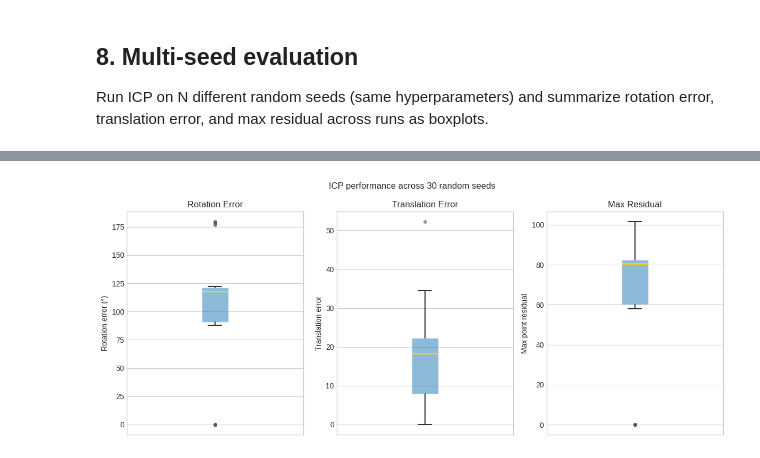
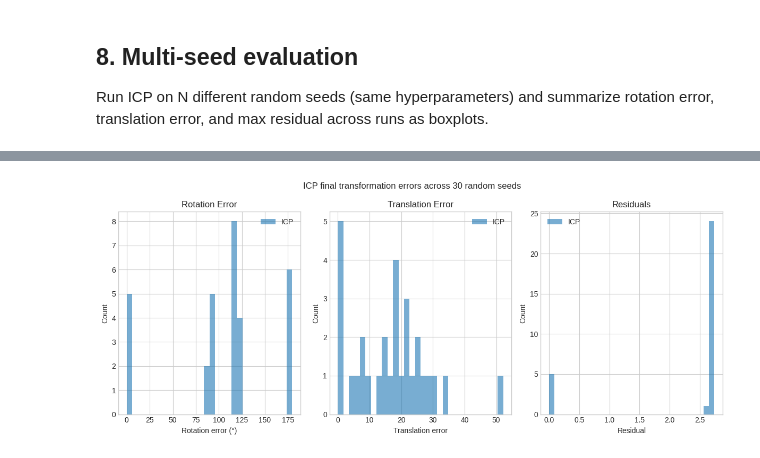
Before and after one commit to AdrianDegenkolb/TransformationRecovery, a Jupyter notebook: notebooks/2_icp.ipynb, the cells around one changed output, grey strips where cells are left out. Drawn from its saved outputs; the diff is of its cells as text; code cells hidden in the pictures.

```diff
--- a/notebooks/2_icp.ipynb
+++ b/notebooks/2_icp.ipynb
@@ -29,7 +30,7 @@ Same setup as Experiment 1:
 
 The ground-truth $T_{\mathrm{gt}} = T_2 \circ T_1^{-1}$ exists mathematically but is **not used during fitting** — ICP only sees $P$ and $Q$. We compute it here solely to evaluate the recovered result.
 # %%
-exp = SyntheticExperiment.generate(n=2000, noise_std=0, t_scale=8.0, seed=42)
+exp = SyntheticExperiment.generate(n=2000, noise_std=0, t_scale=10.0, seed=42)
 print(exp)
 # %% [output]
 ╭──────────────────────┬──────────────────────────────────────────────╮
@@ -49,7 +50,7 @@ EM loop:
 - **Convergence:** $\|R_{\mathrm{step}} - I\|_F + \|t_{\mathrm{step}}\| < \varepsilon$ (Small transformation this step)
 # %%
 icp = ICP(max_iter=400, tol=1e-10, verbose=True)
-result = icp.fit(exp.P, exp.Q)
+result: ICPResult = icp.fit(exp.P, exp.Q)
 
 print(result)
 # %% [output]
@@ -135,24 +117,10 @@ After ICP  — rotation error: 0.0000°, translation error: 0.0000
 
 Run ICP on N different random seeds (same hyperparameters) and summarize rotation error, translation error, and max residual across runs as boxplots.
 # %%
-N_SEEDS = 30
-
-rot_errs: list[float] = []
-t_errs: list[float] = []
-max_residuals: list[float] = []
-
-for seed in tqdm(range(N_SEEDS), desc="Seeds"):
-    exp_s = SyntheticExperiment.generate(n=2000, noise_std=0.01, t_scale=8.0, seed=seed)
-    result_s = ICP(max_iter=400, tol=1e-10, verbose=False).fit(exp_s.P, exp_s.Q)
-
-    T_s = result_s.transformation
-    Q_pred_s = T_s.apply(exp_s.P)
-    residuals_s = np.linalg.norm(Q_pred_s.points - exp_s.Q.points, axis=1)
-
-    rot_errs.append(rotation_angle_error(exp_s.T_gt.R, T_s.R))
-    t_errs.append(np.linalg.norm(exp_s.T_gt.t - T_s.t))
-    max_residuals.append(float(residuals_s.max()))
-
-rot_errs_arr = np.array(rot_errs)
-t_errs_arr = np.array(t_errs)
-max_residuals_arr = np.array(max_residuals)
+seeds = list(range(N_SEEDS))
+experiment_kwargs: dict[str, int | float] = {
+    "n": 2000,
+    "noise_std": 0,
+    "t_scale": 8.0,
+}
+multi_seed_results: MultiSeedSyntheticICPResult = fit_multi_seed(icp, seeds, experiment_kwargs=experiment_kwargs)
@@ -159,14 +135,13 @@ max_residuals_arr = np.array(max_residuals)
 # %%
-fig, axes = plt.subplots(1, 3, figsize=(12, 5))
-ErrorMetricsVisualizer.plot_seed_boxplots(
-    axes,
-    data_per_metric=[[rot_errs_arr], [t_errs_arr], [max_residuals_arr]],
-    y_labels=['Rotation error (°)', 'Translation error', 'Max point residual'],
-    titles=['Rotation Error', 'Translation Error', 'Max Residual'],
+ErrorMetricsVisualizer.plot_hists_over_seeds(
+    rot_errors_per_method=[multi_seed_results.rotation_errors],
+    translation_errors_per_method=[multi_seed_results.translation_errors],
+    residuals_per_method=[multi_seed_results.mean_residuals],
+    method_labels=['ICP'],
 )
-plt.suptitle(f'ICP performance across {N_SEEDS} random seeds')
+plt.suptitle(f'ICP final transformation errors across {N_SEEDS} random seeds')
 plt.tight_layout()
 plt.savefig('../results/2_icp_performance_across_seeds.png', dpi=150, bbox_inches='tight')
 plt.show()
 # %% [output]
-[figure, old version]
+[figure, new version]
```
Also changed, not shown: parts of 11 cells of this notebook, 10 other files.
